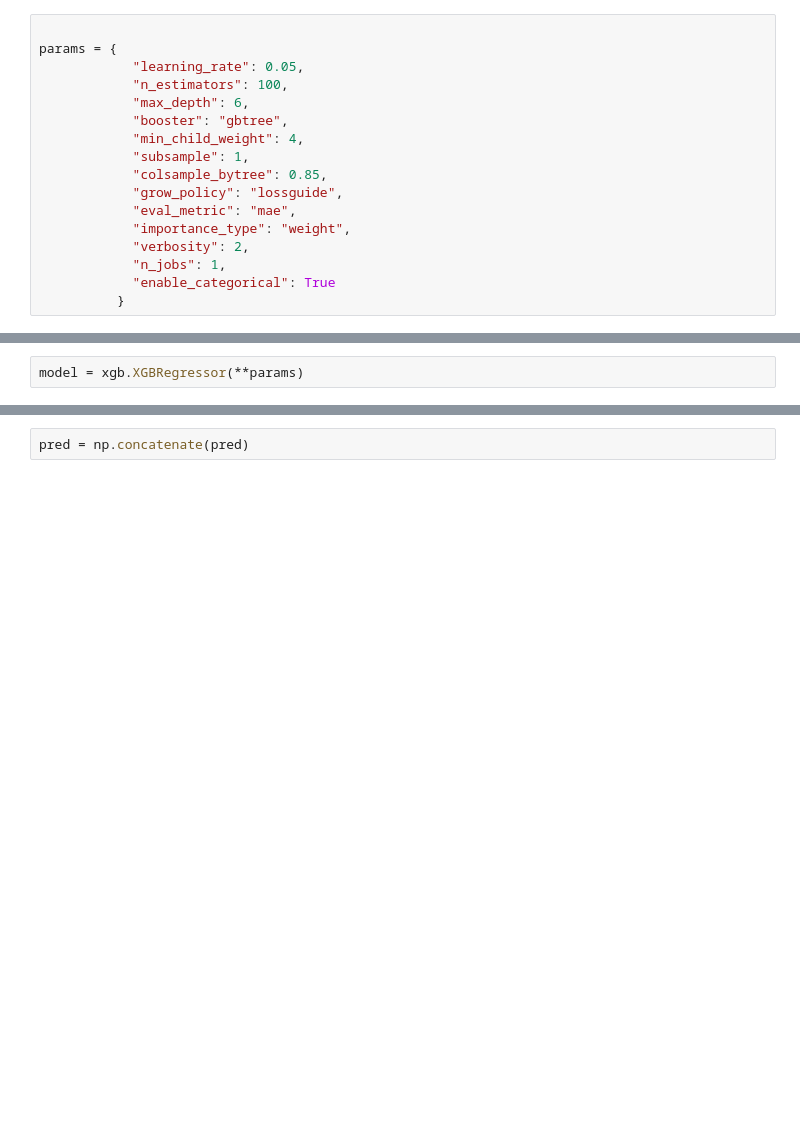
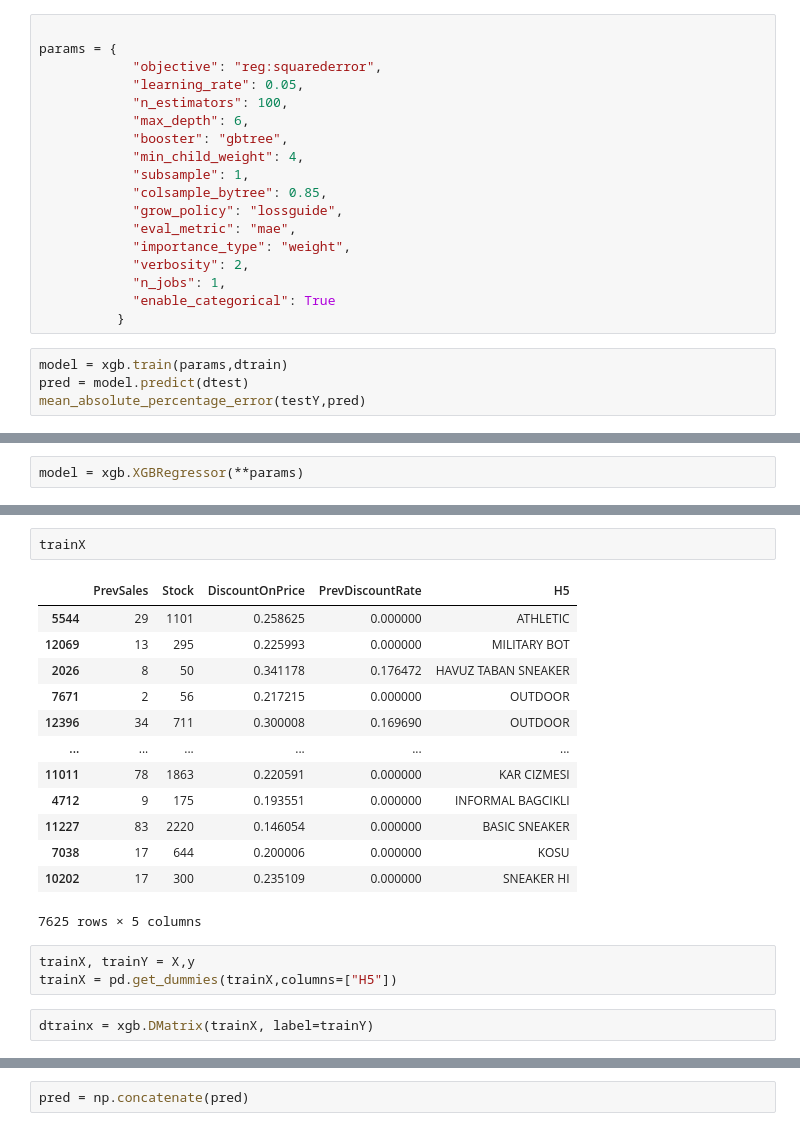
Before and after one commit to yasinsecal/PriceElasticity, a Jupyter notebook: Analysis.ipynb, the cells around one changed output, grey strips where cells are left out. Saved outputs shown, nothing was run; the diff lists cells and outputs as text; blank space fills up the shorter version.

```diff
--- a/Analysis.ipynb
+++ b/Analysis.ipynb
@@ -187,6 +255,7 @@ import xgboost as xgb
 # %%
 
 params = {
+            "objective": "reg:squarederror",
             "learning_rate": 0.05,
             "n_estimators": 100,
             "max_depth": 6,
@@ -201,3 +270,7 @@ params = {
             "n_jobs": 1,
             "enable_categorical": True
           }
+# %%
+model = xgb.train(params,dtrain)
+pred = model.predict(dtest)
+mean_absolute_percentage_error(testY,pred)
@@ -222,0 +356,21 @@ XGBRegressor(base_score=None, booster='gbtree', callbacks=None,
+# %%
+trainX
+# %% [output]
+|  | PrevSales | Stock | DiscountOnPrice | PrevDiscountRate | H5 |
+| 5544 | 29 | 1101 | 0.258625 | 0.000000 | ATHLETIC |
+| 12069 | 13 | 295 | 0.225993 | 0.000000 | MILITARY BOT |
+| 2026 | 8 | 50 | 0.341178 | 0.176472 | HAVUZ TABAN SNEAKER |
+| 7671 | 2 | 56 | 0.217215 | 0.000000 | OUTDOOR |
+| 12396 | 34 | 711 | 0.300008 | 0.169690 | OUTDOOR |
+| ... | ... | ... | ... | ... | ... |
+| 11011 | 78 | 1863 | 0.220591 | 0.000000 | KAR CIZMESI |
+| 4712 | 9 | 175 | 0.193551 | 0.000000 | INFORMAL BAGCIKLI |
+| 11227 | 83 | 2220 | 0.146054 | 0.000000 | BASIC SNEAKER |
+| 7038 | 17 | 644 | 0.200006 | 0.000000 | KOSU |
+| 10202 | 17 | 300 | 0.235109 | 0.000000 | SNEAKER HI |
+7625 rows × 5 columns
+# %%
+trainX, trainY = X,y
+trainX = pd.get_dummies(trainX,columns=["H5"])
+# %%
+dtrainx = xgb.DMatrix(trainX, label=trainY)
```
Also changed, not shown: parts of 45 cells of this notebook.
